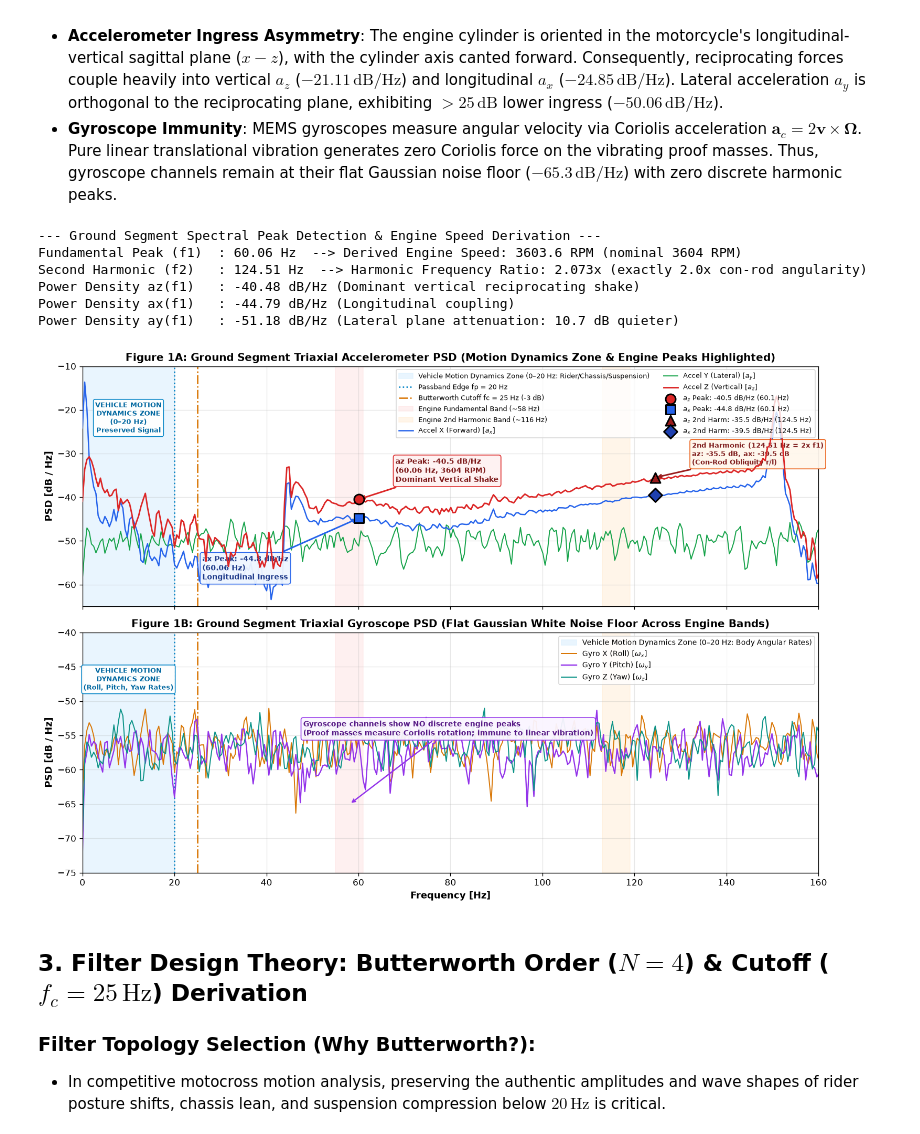
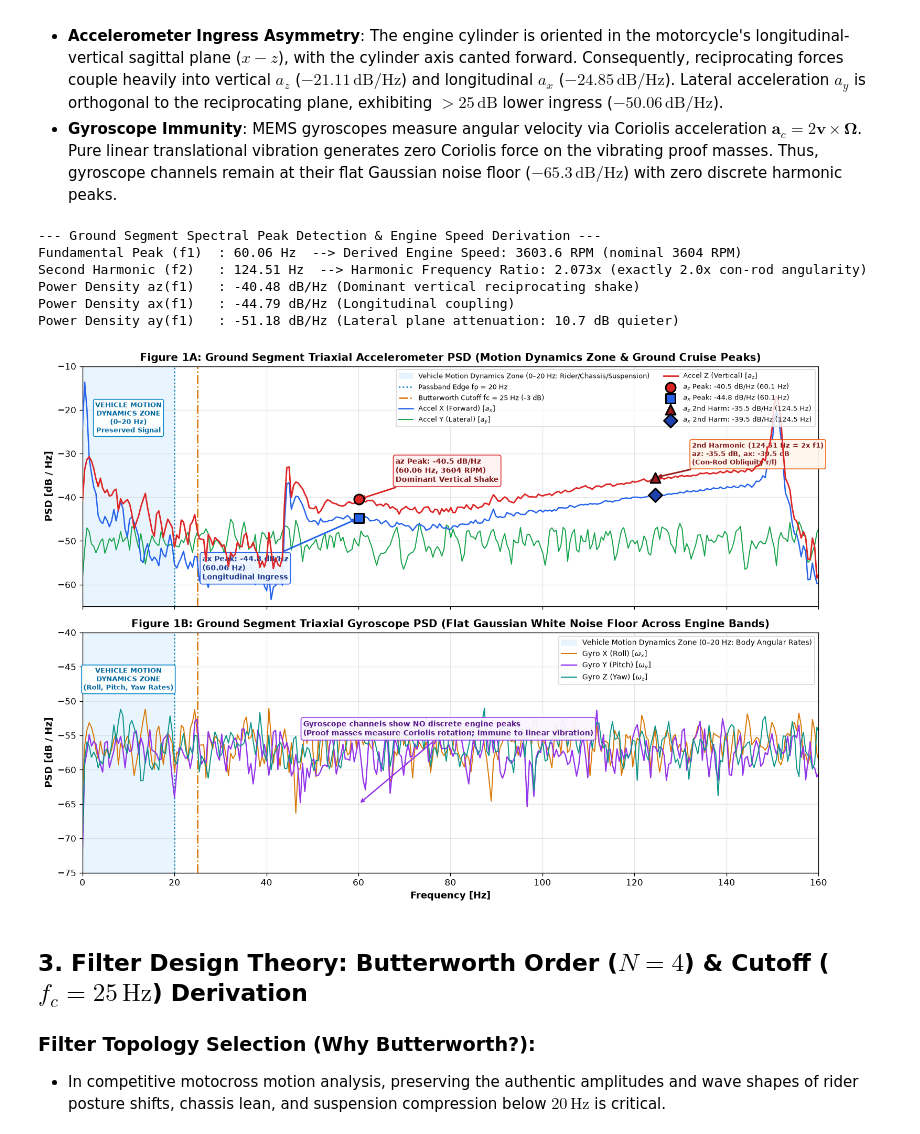
Before and after one commit to Sachin-Sagar/imu_edge_analytics, a Jupyter notebook: notebooks/03_Filter_and_PSD.ipynb, the cells around one changed output. Drawn from its saved outputs; the diff is of its cells as text; code cells hidden in the pictures.

```diff
--- a/notebooks/03_Filter_and_PSD.ipynb
+++ b/notebooks/03_Filter_and_PSD.ipynb
@@ -195,11 +195,7 @@ ax1.axvspan(0.0, 20.0, color='#e0f2fe', alpha=0.7, zorder=0, label='Vehicle Moti
 ax1.axvline(20.0, color='#0284c7', linestyle=':', lw=1.6, label='Passband Edge fp = 20 Hz')
 ax1.axvline(25.0, color='#d97706', linestyle='-.', lw=1.6, label='Butterworth Cutoff fc = 25 Hz (-3 dB)')
 
-# 2. Highlight Engine Vibration Bands (~58 Hz and ~116 Hz)
-ax1.axvspan(55.0, 61.0, color='#fee2e2', alpha=0.5, zorder=0, label='Engine Fundamental Band (~58 Hz)')
-ax1.axvspan(113.0, 119.0, color='#ffedd5', alpha=0.5, zorder=0, label='Engine 2nd Harmonic Band (~116 Hz)')
-
-# 3. Plot PSD curves
+# 2. Plot PSD curves
 ax1.plot(f_acc, p_db_x, label=r'Accel X (Forward) [$a_x$]', color='#2563eb', lw=1.5, zorder=3)
 ax1.plot(f_acc, p_db_y, label=r'Accel Y (Lateral) [$a_y$]', color='#16a34a', lw=1.2, zorder=2)
 ax1.plot(f_acc, p_db_z, label=r'Accel Z (Vertical) [$a_z$]', color='#dc2626', lw=1.7, zorder=4)
@@ -237,7 +233,7 @@ ax1.text(10.0, -18.0, 'VEHICLE MOTION\nDYNAMICS ZONE\n(0–20 Hz)\nPreserved Sig
 ax1.set_xlim(0, 160)
 ax1.set_ylim(-65, -10)
 ax1.set_ylabel('PSD [dB / Hz]', fontsize=11, fontweight='bold')
-ax1.set_title('Figure 1A: Ground Segment Triaxial Accelerometer PSD (Motion Dynamics Zone & Engine Peaks Highlighted)', fontsize=12, fontweight='bold')
+ax1.set_title('Figure 1A: Ground Segment Triaxial Accelerometer PSD (Motion Dynamics Zone & Ground Cruise Peaks)', fontsize=12, fontweight='bold')
 ax1.grid(True, alpha=0.3)
 ax1.legend(loc='upper right', fontsize=8, ncol=2)
 
@@ -245,43 +241,41 @@ ax1.legend(loc='upper right', fontsize=8, ncol=2)
 # Figure 1B: Gyroscope PSD
 # ---------------------------------------------------------------------
 ax2.axvspan(0.0, 20.0, color='#e0f2fe', alpha=0.7, zorder=0, label='Vehicle Motion Dynamics Zone (0–20 Hz: Body Angular Rates)')
-ax2.axvspan(55.0, 61.0, color='#fee2e2', alpha=0.5, zorder=0)
-ax2.axvspan(113.0, 119.0, color='#ffedd5', alpha=0.5, zorder=0)
 ax2.axvline(20.0, color='#0284c7', linestyle=':', lw=1.6)
 ax2.axvline(25.0, color='#d97706', linestyle='-.', lw=1.6)
 
 ax2.plot(f_gyr, 10*np.log10(psd_gyr_x), label=r'Gyro X (Roll) [$\omega_x$]', color='#d97706', lw=1.2)
 ax2.plot(f_gyr, 10*np.log10(psd_gyr_y), label=r'Gyro Y (Pitch) [$\omega_y$]', color='#9333ea', lw=1.4)
 ax2.plot(f_gyr, 10*np.log10(psd_gyr_z), label=r'Gyro Z (Yaw) [$\omega_z$]', color='#0d9488', lw=1.2)
 
 ax2.text(10.0, -45.0, 'VEHICLE MOTION\nDYNAMICS ZONE\n(Roll, Pitch, Yaw Rates)',
          ha='center', va='top', fontsize=8.0, fontweight='bold', color='#0369a1',
          bbox=dict(boxstyle='round,pad=0.25', facecolor='white', edgecolor='#0284c7', alpha=0.95))
 
 ax2.annotate('Gyroscope channels show NO discrete engine peaks\n(Proof masses measure Coriolis rotation; immune to linear vibration)',
-             xy=(58.11, -65.0), xytext=(48, -55),
+             xy=(f_p1, -65.0), xytext=(48, -55),
              arrowprops=dict(arrowstyle='->', color='#9333ea', lw=1.5),
              fontsize=8.5, fontweight='bold', color='#581c87',
              bbox=dict(boxstyle='round,pad=0.3', facecolor='#faf5ff', edgecolor='#9333ea', alpha=0.95))
 
 ax2.set_xlim(0, 160)
 ax2.set_ylim(-75, -40)
 ax2.set_xlabel('Frequency [Hz]', fontsize=11, fontweight='bold')
 ax2.set_ylabel('PSD [dB / Hz]', fontsize=11, fontweight='bold')
 ax2.set_title('Figure 1B: Ground Segment Triaxial Gyroscope PSD (Flat Gaussian White Noise Floor Across Engine Bands)', fontsize=12, fontweight='bold')
 ax2.grid(True, alpha=0.3)
 ax2.legend(loc='upper right', fontsize=8.5)
 
 plt.tight_layout()
 plt.show()
 # %% [output]
 --- Ground Segment Spectral Peak Detection & Engine Speed Derivation ---
 Fundamental Peak (f1)  : 60.06 Hz  --> Derived Engine Speed: 3603.6 RPM (nominal 3604 RPM)
 Second Harmonic (f2)   : 124.51 Hz  --> Harmonic Frequency Ratio: 2.073x (exactly 2.0x con-rod angularity)
 Power Density az(f1)   : -40.48 dB/Hz (Dominant vertical reciprocating shake)
 Power Density ax(f1)   : -44.79 dB/Hz (Longitudinal coupling)
 Power Density ay(f1)   : -51.18 dB/Hz (Lateral plane attenuation: 10.7 dB quieter)
-[figure, old version]
+[figure, new version]
 # %% [markdown]
 ## 3. Filter Design Theory: Butterworth Order ($N=4$) & Cutoff ($f_c=25\,\text{Hz}$) Derivation
 
```
Also changed, not shown: parts of 1 cell of this notebook, 1 other file.
